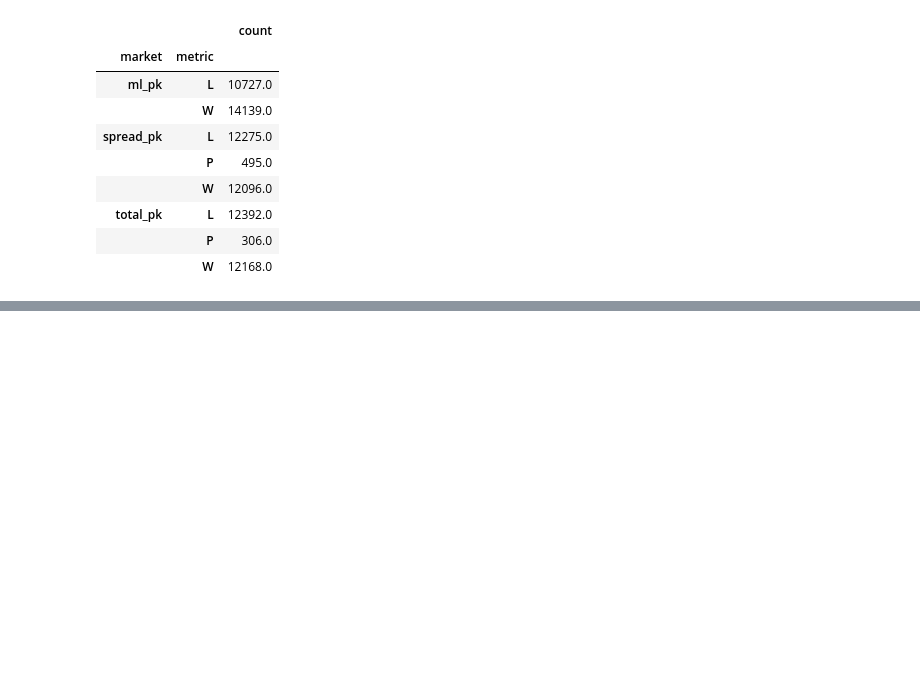
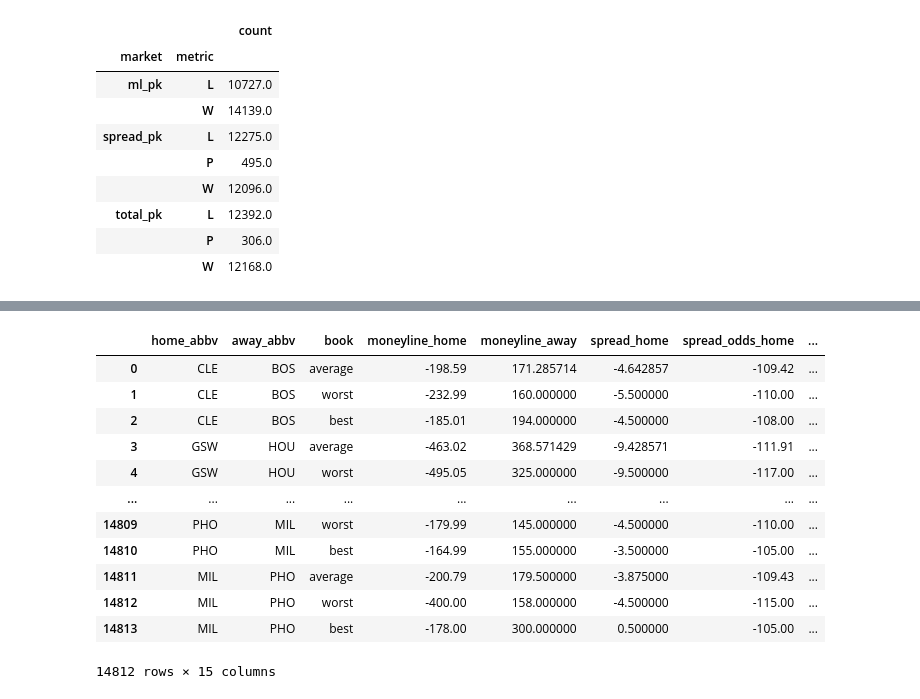
Before and after one commit to kyle-rgb/NBA_Sportsbook_Project, a Jupyter notebook: notebooks/Modeling.ipynb, the cells around one changed output, grey strips where cells are left out. Drawn from its saved outputs; the diff is of its cells as text; code cells hidden in the pictures; blank space fills up the shorter version.

```diff
--- a/notebooks/Modeling.ipynb
+++ b/notebooks/Modeling.ipynb
@@ -1690,3 +1756,19 @@ ma_10_ex_mean = model_factory(10, "expanding", "mean")
+# %%
+ma_10_ex_mean.eval_market_aggregates()
+# %% [output]
+|  | home_abbv | away_abbv | book | moneyline_home | moneyline_away | spread_home | spread_odds_home | ... |
+| 0 | CLE | BOS | average | -198.59 | 171.285714 | -4.642857 | -109.42 | ... |
+| 1 | CLE | BOS | worst | -232.99 | 160.000000 | -5.500000 | -110.00 | ... |
+| 2 | CLE | BOS | best | -185.01 | 194.000000 | -4.500000 | -108.00 | ... |
+| 3 | GSW | HOU | average | -463.02 | 368.571429 | -9.428571 | -111.91 | ... |
+| 4 | GSW | HOU | worst | -495.05 | 325.000000 | -9.500000 | -117.00 | ... |
+| ... | ... | ... | ... | ... | ... | ... | ... | ... |
+| 14809 | PHO | MIL | worst | -179.99 | 145.000000 | -4.500000 | -110.00 | ... |
+| 14810 | PHO | MIL | best | -164.99 | 155.000000 | -3.500000 | -105.00 | ... |
+| 14811 | MIL | PHO | average | -200.79 | 179.500000 | -3.875000 | -109.43 | ... |
+| 14812 | MIL | PHO | worst | -400.00 | 158.000000 | -4.500000 | -115.00 | ... |
+| 14813 | MIL | PHO | best | -178.00 | 300.000000 | 0.500000 | -105.00 | ... |
+14812 rows × 15 columns
 # %%
 ma_10_ex_mean.eval_markets()
 # %%
```
Also changed, not shown: parts of 35 cells of this notebook.
